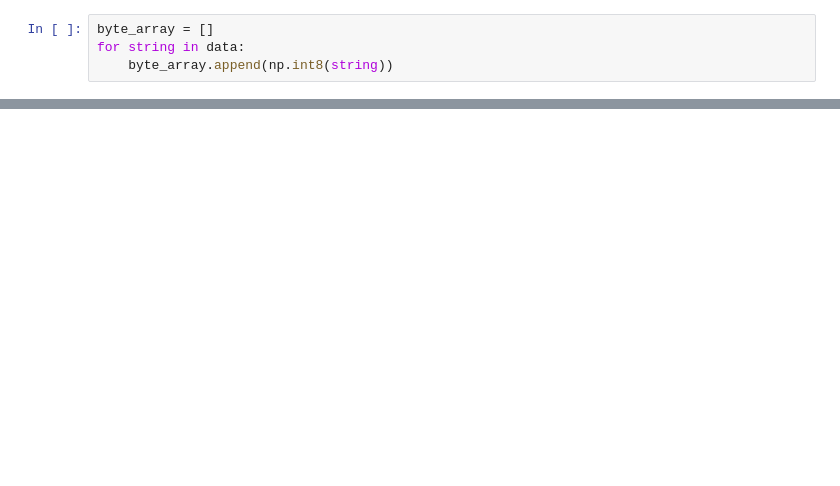
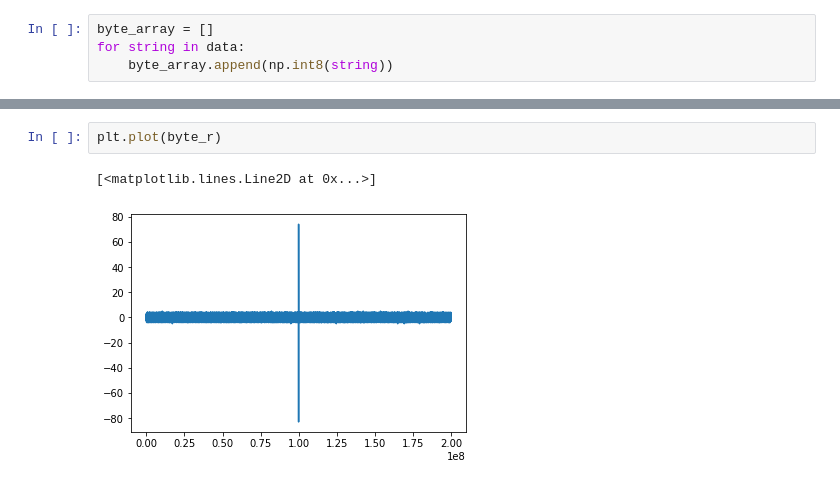
Before and after one commit to RaghavGirgaonkar/gsb-ifft-pipeline, a Jupyter notebook: Simulate_pulsar_timeseries.ipynb, the cells around one changed output, grey strips where cells are left out. Cells and saved outputs as stored; diff of their text form; blank space fills up the shorter version.

```diff
--- a/Simulate_pulsar_timeseries.ipynb
+++ b/Simulate_pulsar_timeseries.ipynb
@@ -96,0 +134,5 @@ plt.plot(byte_array[:100000])
+# %%
+plt.plot(byte_r)
+# %% [output]
+[<matplotlib.lines.Line2D at 0x...>]
+[figure, added]
```
Also changed, not shown: parts of 30 cells of this notebook.
